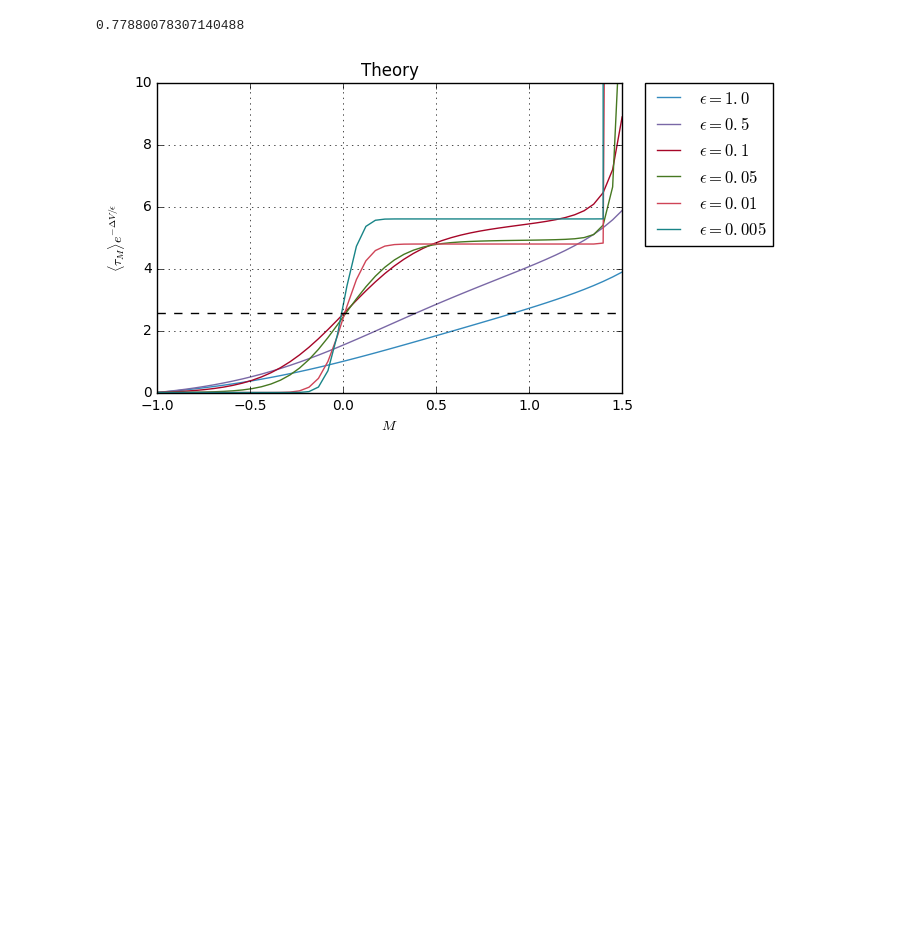
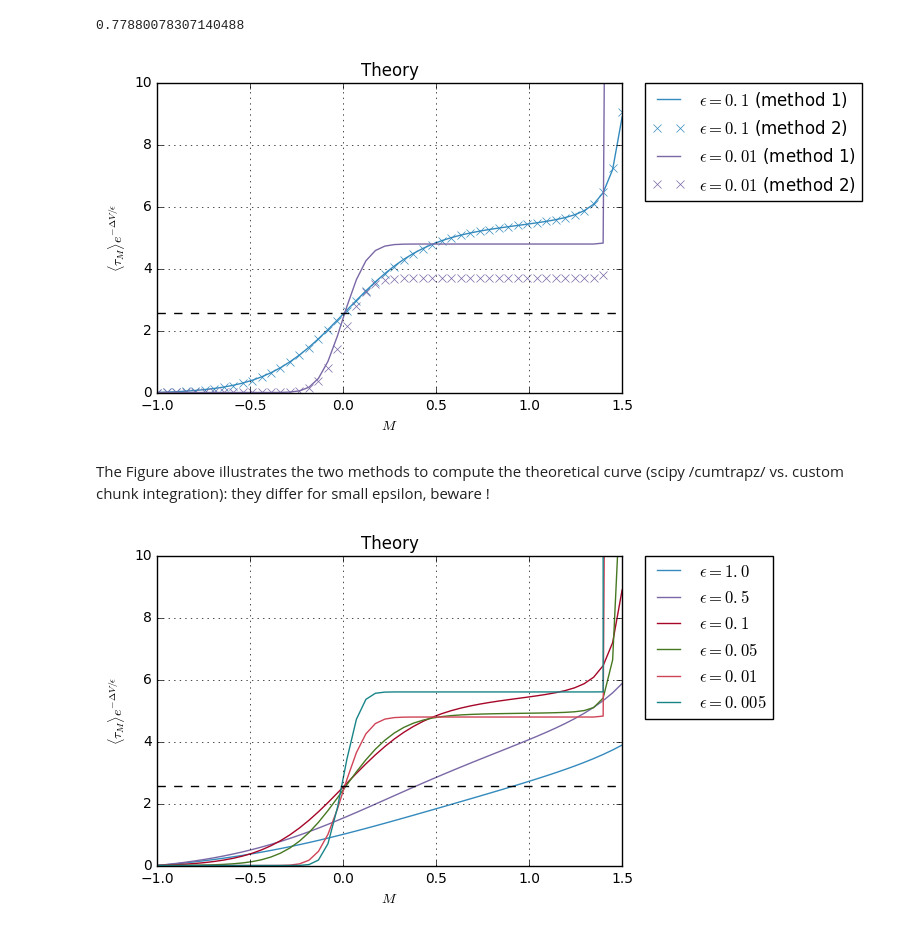
Before and after one commit to cbherbert/stochrare, a Jupyter notebook: Kramers-demo.ipynb, the cells around one changed output. Drawn from its saved outputs; the diff is of its cells as text; code cells hidden in the pictures; blank space fills up the shorter version.

```diff
--- a/Kramers-demo.ipynb
+++ b/Kramers-demo.ipynb
@@ -396,6 +399,26 @@ stochtrans1D.DoubleWell(0.1).firstpassagetime_avg(-1.0,-0.9,src='adjoint',dt=0.0
 np.exp(-0.25)
 # %% [output]
 0.77880078307140488
+# %%
+fig = plt.figure()
+ax = plt.axes()
+ax.set_xlabel(r'$M$')
+ax.set_ylabel(r'$\langle\tau_M\rangle e^{-\Delta V/\epsilon}$')
+ax.set_ylim((0,10))
+ax.grid()
+for eps in (0.1,0.01):
+    t,tau = stochtrans1D.DoubleWell(eps).firstpassagetime_avg(-1.0,*np.linspace(-1.0,1.5),src='theory')
+    line, = ax.plot(t,tau*np.exp(-1./(4.*eps)),label=r'$\epsilon='+str(eps)+r'$ (method 1)')
+    t,tau = stochtrans1D.DoubleWell(eps).firstpassagetime_avg(-1.0,*np.linspace(-1.0,1.5),src='theory2')
+    ax.plot(t,tau*np.exp(-1./(4.*eps)),label=r'$\epsilon='+str(eps)+r'$ (method 2)',marker='x',linestyle='none',color=line.get_color())
+ax.axhline(y=2*np.pi/np.sqrt(6),color='black',linestyle='dashed') # the curves with epsilon small enough should all intersect this line at M=0
+plt.legend(bbox_to_anchor=(1.05, 1),loc=2, borderaxespad=0.)
+plt.title('Theory')
+plt.show()
+# %% [output]
+[figure, added]
+# %% [markdown]
+The Figure above illustrates the two methods to compute the theoretical curve (scipy /cumtrapz/ vs. custom chunk integration): they differ for small epsilon, beware !
 # %%
 fig = plt.figure()
 ax = plt.axes()
```
Also changed, not shown: parts of 20 cells of this notebook.
